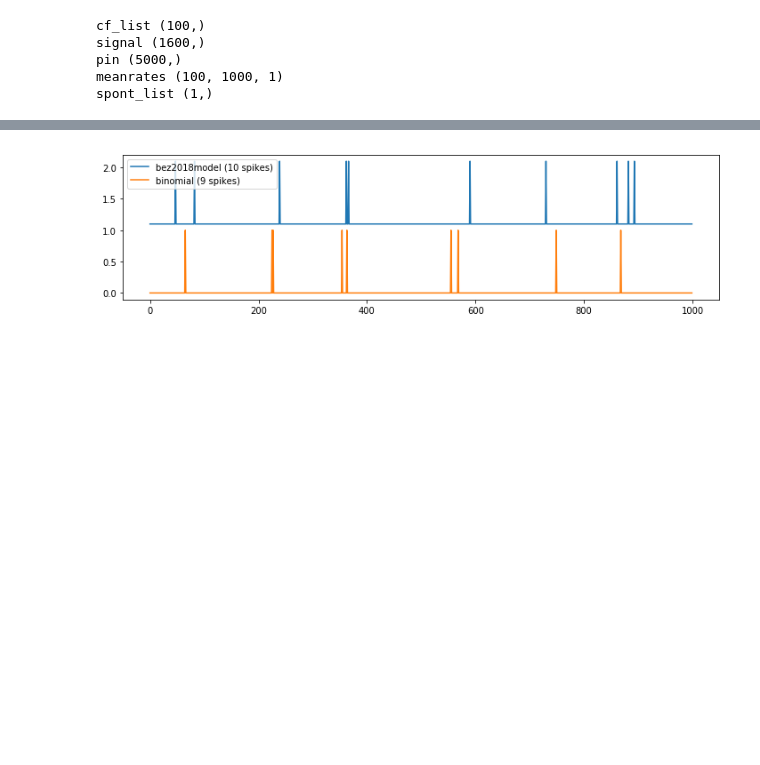
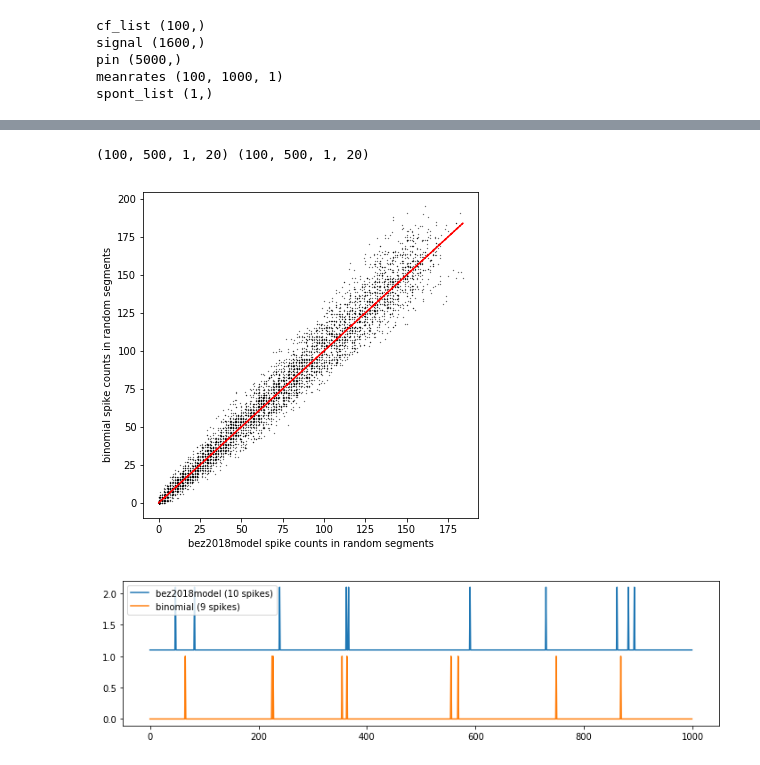
Before and after one commit to msaddler/bez2018model, a Jupyter notebook: notebook_debug_bez2018model.ipynb, the cells around one changed output, grey strips where cells are left out. Cells and saved outputs as stored; diff of their text form; code cells hidden in the pictures; blank space fills up the shorter version.

Commit message:
exploratory work using post-hoc refractory period to match spike counts of bez2018model

```diff
--- a/notebook_debug_bez2018model.ipynb
+++ b/notebook_debug_bez2018model.ipynb
@@ -516,3 +503,31 @@ fig, ax = make_plot(out_dict['signal_fs'],
+# %%
+spike_counts_1 = []
+spike_counts_2 = []
+
+nervegram_1 = out_dict['nervegram_psth']
+nervegram_2 = nervegram_binomial
+
+print(nervegram_1.shape, nervegram_2.shape)
+assert nervegram_1.shape == nervegram_2.shape
+for _ in range(5000):
+    idx_cf = np.random.randint(nervegram_1.shape[0])
+    idx_dur = np.random.randint(nervegram_1.shape[1])
+    idx_start = np.random.randint(nervegram_1.shape[1] - idx_dur)
+    idx_anf = np.random.randint(nervegram_1.shape[3])
+
+    spike_counts_1.append( np.sum(nervegram_1[idx_cf, idx_start:idx_start+idx_dur, 0, :]) )
+    spike_counts_2.append( np.sum(nervegram_2[idx_cf, idx_start:idx_start+idx_dur, 0, :]) )
+
+fig, ax = plt.subplots(figsize=(6, 6))
+ax.plot(spike_counts_1, spike_counts_2, 'k.', ms=0.5)
+ax.plot(spike_counts_1, spike_counts_1, 'r--')
+ax.set_xlabel('bez2018model spike counts in random segments')
+ax.set_ylabel('binomial spike counts in random segments')
+
+plt.show()
+# %% [output]
+(100, 500, 1, 20) (100, 500, 1, 20)
+[figure, added]
 # %%
 cf_idx = 0
 num_anfs = 2
```
Also changed, not shown: parts of 6 cells of this notebook.
